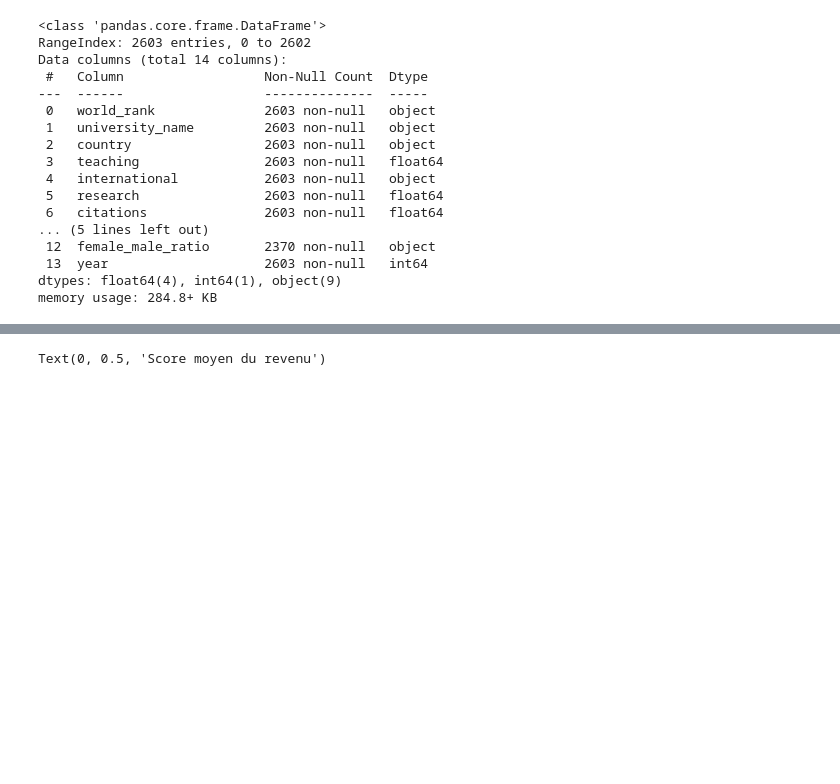
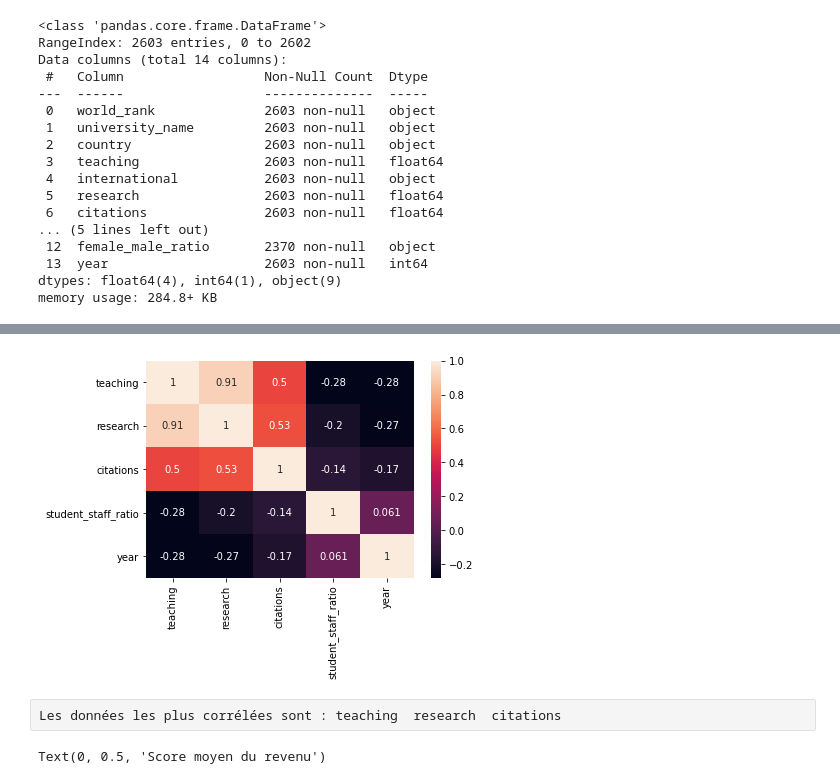
Before and after one commit to rog01/Best-universities-ACP, a Jupyter notebook: Best universities/Top Universities.ipynb, the cells around one changed output, grey strips where cells are left out. Cells and saved outputs as stored; diff of their text form; code cells hidden in the pictures; blank space fills up the shorter version.

```diff
--- a/Best universities/Top Universities.ipynb
+++ b/Best universities/Top Universities.ipynb
@@ -66,6 +66,16 @@ timesData.head(10)
 | 7 | 8 | University of California, Berkeley | United States of America | 84.2 | 39.6 | 99.3 | 97.8 | - | ... |
 | 8 | 9 | Imperial College London | United Kingdom | 89.2 | 90.0 | 94.5 | 88.3 | 92.9 | ... |
 | 9 | 10 | Yale University | United States of America | 92.1 | 59.2 | 89.7 | 91.5 | - | ... |
+# %%
+import seaborn as sn
+corrMatrix = timesData.corr ()
+#print(corrMatrix)
+sn.heatmap (corrMatrix, annot = True)
+plt.show ()
+# %% [output]
+[figure, added]
+# %% [raw]
+Les données les plus corrélées sont : teaching  research  citations
 # %%
 #2. Existe-t-il une corrélation entre le score universitaire pour le transfert de connaissances et le score universitaire des perspectives internationales (personnel, étudiants, recherche) ?
 #Utiliser un ou plusieurs graphique pour justifier votre réponse.
```
Also changed, not shown: parts of 4 cells of this notebook, 8 other files.
